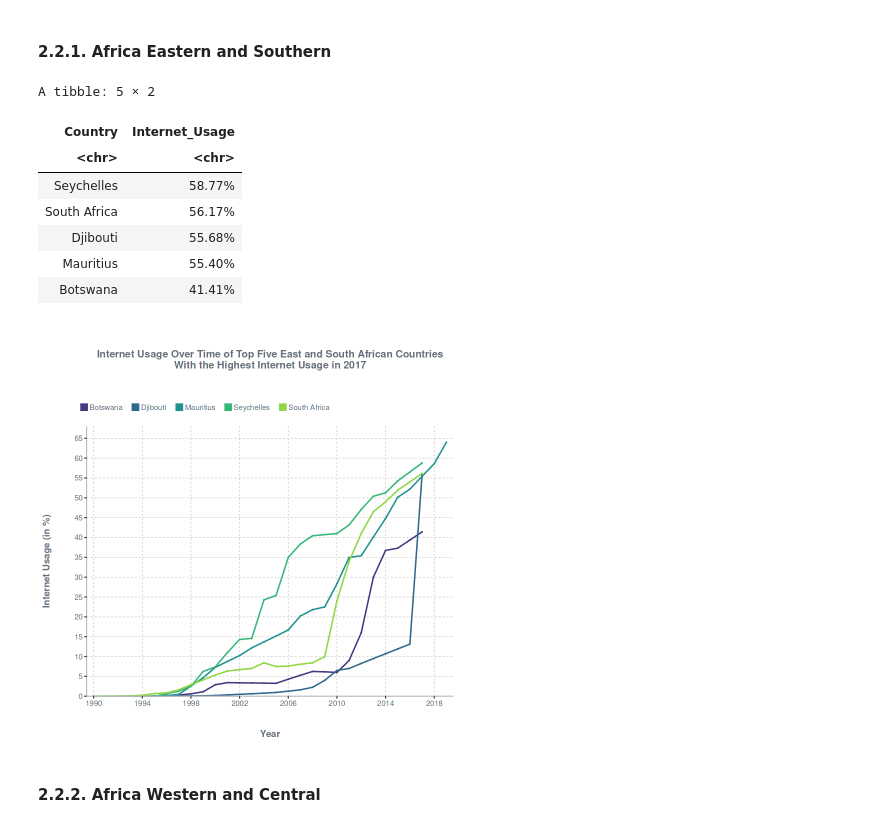
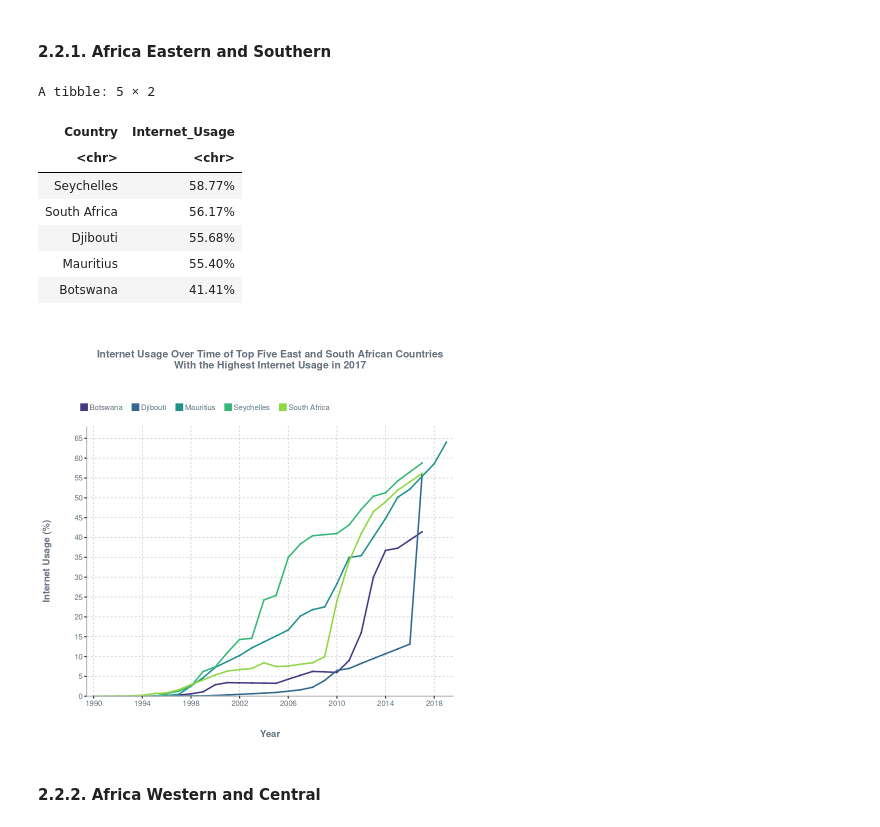
Before and after one commit to jbjdelacruz/DataSetlist, a Jupyter notebook: global-internet-accessibility/notebook.ipynb, the cells around one changed output. Cells and saved outputs as stored; diff of their text form; code cells hidden in the pictures.

```diff
--- a/global-internet-accessibility/notebook.ipynb
+++ b/global-internet-accessibility/notebook.ipynb
@@ -322,35 +322,35 @@ top_five_internet_use_aes <- internet_with_region23 %>%
 	mutate(Internet_Usage = label_percent(accuracy = 0.01)(Internet_Usage/100)) %>%
 	select(c("Entity", "Internet_Usage")) %>%
 	rename(Country = Entity)
 
 top_five_internet_use_aes
 
 # Subset data for plot
 plotData_top_five_aes <- internet %>% filter(Entity %in% top_five_internet_use_aes$Country)
 
 # Plot time series
 plot_series(
     data = plotData_top_five_aes,
     x = "Year",
     xlabs = "\nYear",
     y = "Internet_Usage",
-    ylabs = "Internet Usage (in %)\n",
+    ylabs = "Internet Usage (%)\n",
     group = "Entity",
     title = "\nInternet Usage Over Time of Top Five East and South African Countries\nWith the Highest Internet Usage in 2017\n",
     title.s = 12,
     by = 5,
     colors = c("#443A83", "#31688E", "#21918D", "#35B779", "#8FD744")
 )
 # %% [output]
 A tibble: 5 × 2
 | Country | Internet_Usage |
 | <chr> | <chr> |
 | Seychelles | 58.77% |
 | South Africa | 56.17% |
 | Djibouti | 55.68% |
 | Mauritius | 55.40% |
 | Botswana | 41.41% |
-[figure, old version]
+[figure, new version]
 # %% [markdown]
 #### 2.2.2. Africa Western and Central
 # %%
```
Also changed, not shown: parts of 9 cells of this notebook.
